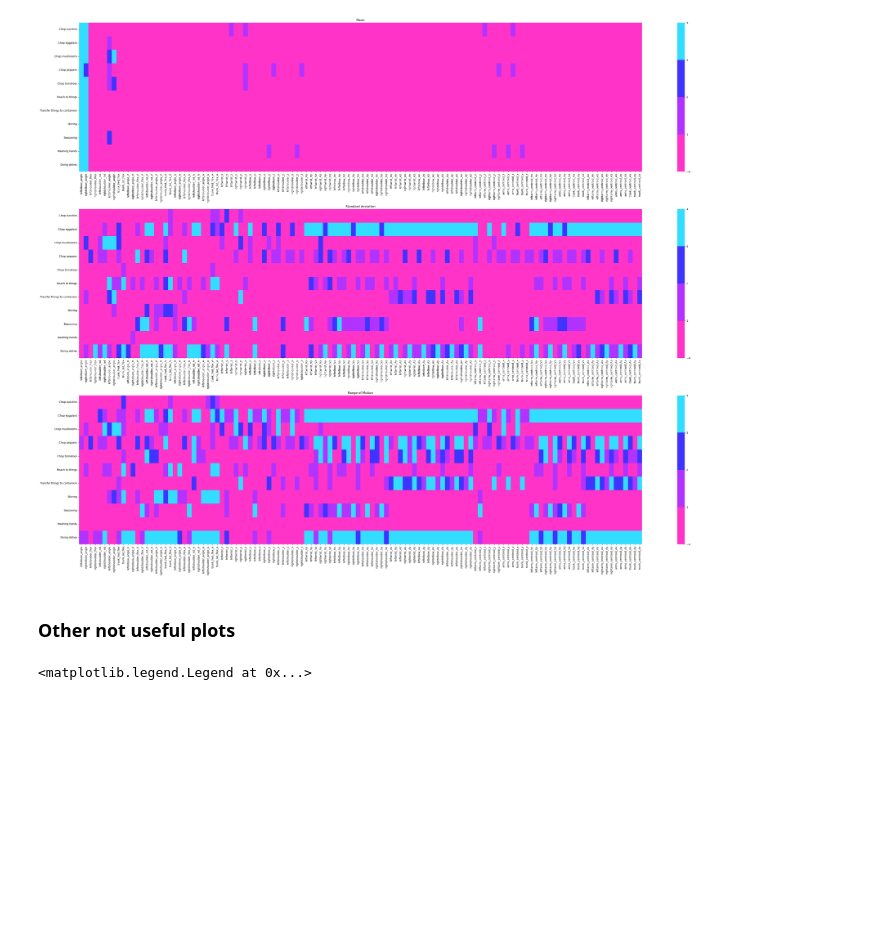
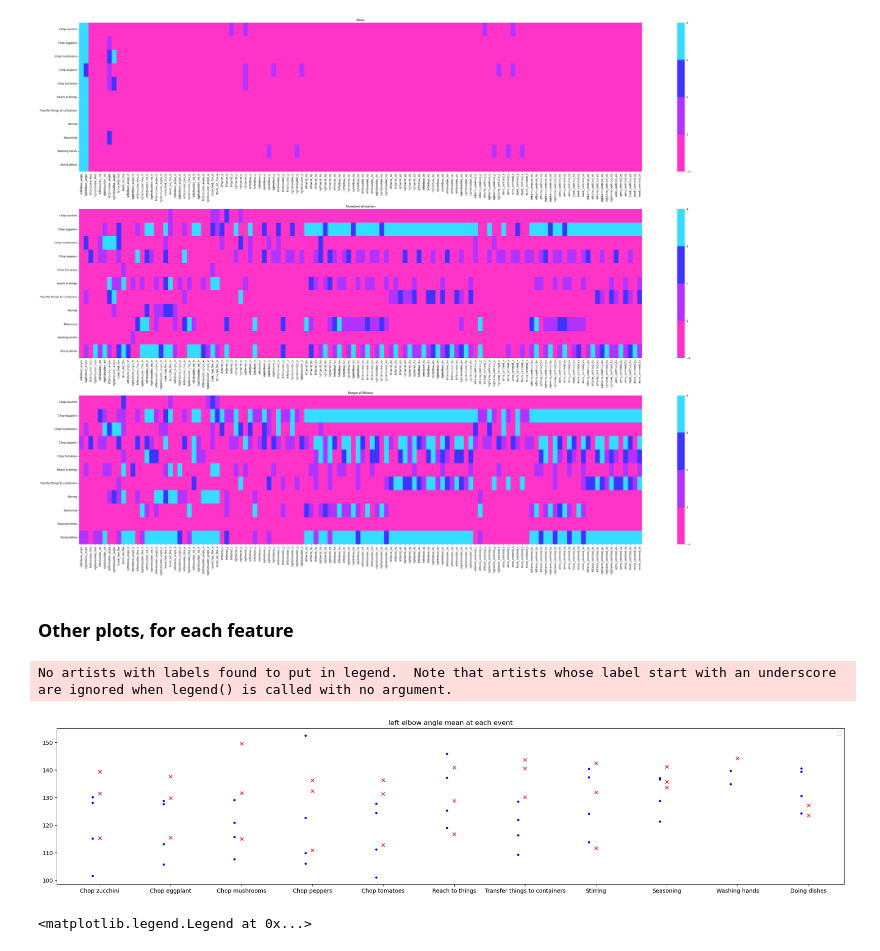
Before and after one commit to FranklinLeong/dexterity_assessment_CL, a Jupyter notebook: src/stats.ipynb, the cells around one changed output. Drawn from its saved outputs; the diff is of its cells as text; code cells hidden in the pictures; blank space fills up the shorter version.

Commit message:
Add code to produce plots for each feature

```diff
--- a/src/stats.ipynb
+++ b/src/stats.ipynb
@@ -365,7 +365,40 @@ plt.tight_layout()
 # %% [output]
 [figure]
 # %% [markdown]
-### Other not useful plots
+### Other plots, for each feature
+# %%
+# width of the bars
+barWidth = 0.1
+
+#plot for 1 feature, lets take left elbow flexion
+
+# x position of bars
+r1 = np.arange(len(events))
+r2 = [x + barWidth for x in r1]
+
+plt.figure(figsize=(25, 5))
+for key, i in zip(events_ordered, range(len(events_ordered))):
+    for col in features:
+        H = []
+        for id in participants['healthy']:
+            df = pd.read_pickle(f'../data/features/secondary_features_{id}.pkl')
+            H.append(df[col][key]['mean'])
+            #plot for 1 feature, lets take right elbow flexion
+        plt.plot(np.ones(len(H))*i, H, marker='.', linestyle='', color='b')
+        A = []
+        for id in participants['amputees']:
+            df = pd.read_pickle(f'../data/features/secondary_features_{id}.pkl')
+            A.append(df[col][key]['mean'])
+        #plot for 1 feature, lets take right elbow flexion
+        plt.plot(np.ones(len(A))*i + barWidth, A, marker='x', linestyle='', color='r')
+
+        plt.xticks([r + barWidth for r in range(len(events_ordered))], events_ordered)
+        plt.title(f'{col} mean at each event')
+        plt.legend()
+        plt.savefig(f'../data/figures/mean/{col}_mean.png')
+# %% [output]
+No artists with labels found to put in legend.  Note that artists whose label start with an underscore are ignored when legend() is called with no argument.
+[figure, added]
 # %%
 # width of the bars
 barWidth = 0.1
```
